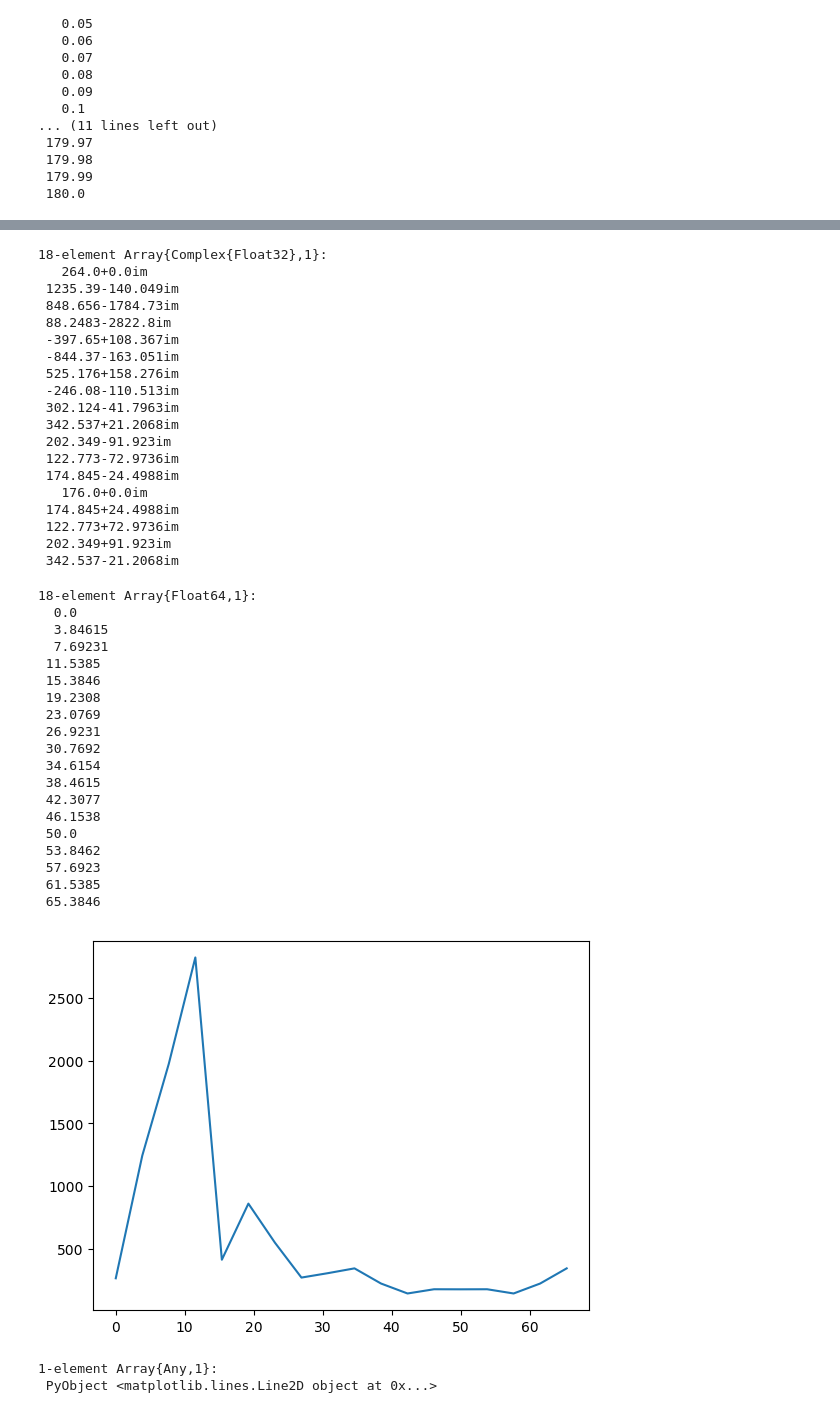
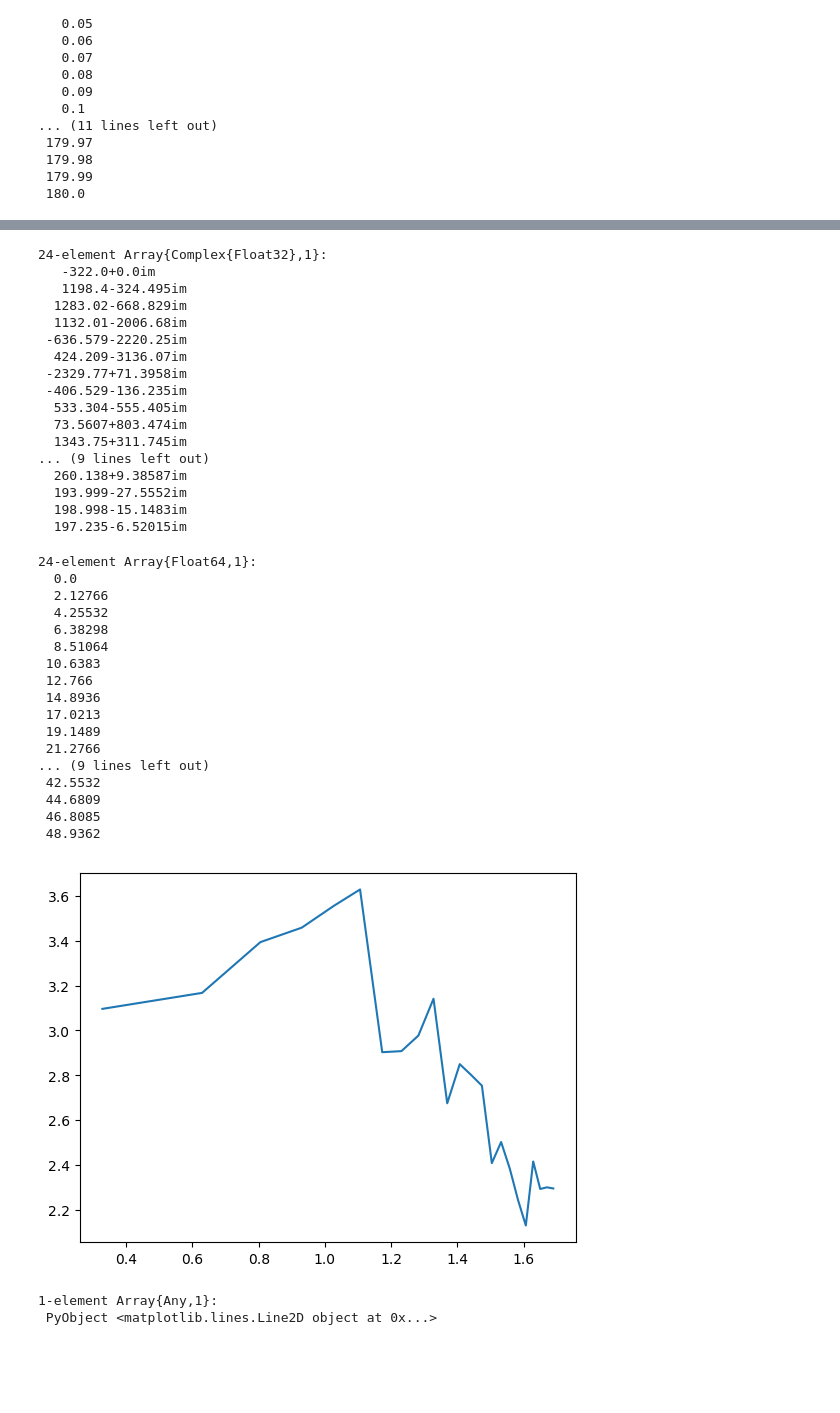
Before and after one commit to RadamesGutierrezZ/Verano, a Jupyter notebook: PrimerEvento.ipynb, the cells around one changed output, grey strips where cells are left out. Cells and saved outputs as stored; diff of their text form; code cells hidden in the pictures; blank space fills up the shorter version.

```diff
--- a/PrimerEvento.ipynb
+++ b/PrimerEvento.ipynb
@@ -585,5 +613,5 @@ plot(FxondaPN,abs(ondaPN))
 1-element Array{Any,1}:
  PyObject <matplotlib.lines.Line2D object at 0x...>
 # %%
-ondaS2 = D1N[25:50]
+ondaS2 = D1N[24:70]
 # %% [output]
@@ -627,50 +655,46 @@ Ftra6 = fft(ondaS2)
 # %%
-ondaSN = Ftra6[1:18]
+ondaSN = Ftra6[1:24]
 # %% [output]
-18-element Array{Complex{Float32},1}:
-   264.0+0.0im
- 1235.39-140.049im
- 848.656-1784.73im
- 88.2483-2822.8im
- -397.65+108.367im
- -844.37-163.051im
- 525.176+158.276im
- -246.08-110.513im
- 302.124-41.7963im
- 342.537+21.2068im
- 202.349-91.923im
- 122.773-72.9736im
- 174.845-24.4988im
-   176.0+0.0im
- 174.845+24.4988im
- 122.773+72.9736im
- 202.349+91.923im
- 342.537-21.2068im
+24-element Array{Complex{Float32},1}:
+   -322.0+0.0im
+   1198.4-324.495im
+  1283.02-668.829im
+  1132.01-2006.68im
+ -636.579-2220.25im
+  424.209-3136.07im
+ -2329.77+71.3958im
+ -406.529-136.235im
+  533.304-555.405im
+  73.5607+803.474im
+  1343.75+311.745im
+... (9 lines left out)
+  260.138+9.38587im
+  193.999-27.5552im
+  198.998-15.1483im
+  197.235-6.52015im
 # %%
-FxondaSN = collect(0:18-1)*(100/length(Ftra6))
+FxondaSN = collect(0:24-1)*(100/length(Ftra6))
 # %% [output]
-18-element Array{Float64,1}:
+24-element Array{Float64,1}:
   0.0
-  3.84615
-  7.69231
- 11.5385
- 15.3846
- 19.2308
- 23.0769
- 26.9231
- 30.7692
- 34.6154
- 38.4615
- 42.3077
- 46.1538
- 50.0
- 53.8462
- 57.6923
- 61.5385
- 65.3846
+  2.12766
+  4.25532
+  6.38298
+  8.51064
+ 10.6383
+ 12.766
+ 14.8936
+ 17.0213
+ 19.1489
+ 21.2766
+... (9 lines left out)
+ 42.5532
+ 44.6809
+ 46.8085
+ 48.9362
 # %%
-plot(FxondaSN,abs(ondaSN))
+plot(log10(FxondaSN),abs(log10(ondaSN)))
 # %% [output]
-[figure, old version]
+[figure, new version]
 1-element Array{Any,1}:
  PyObject <matplotlib.lines.Line2D object at 0x...>
```
Also changed, not shown: parts of 33 cells of this notebook.
